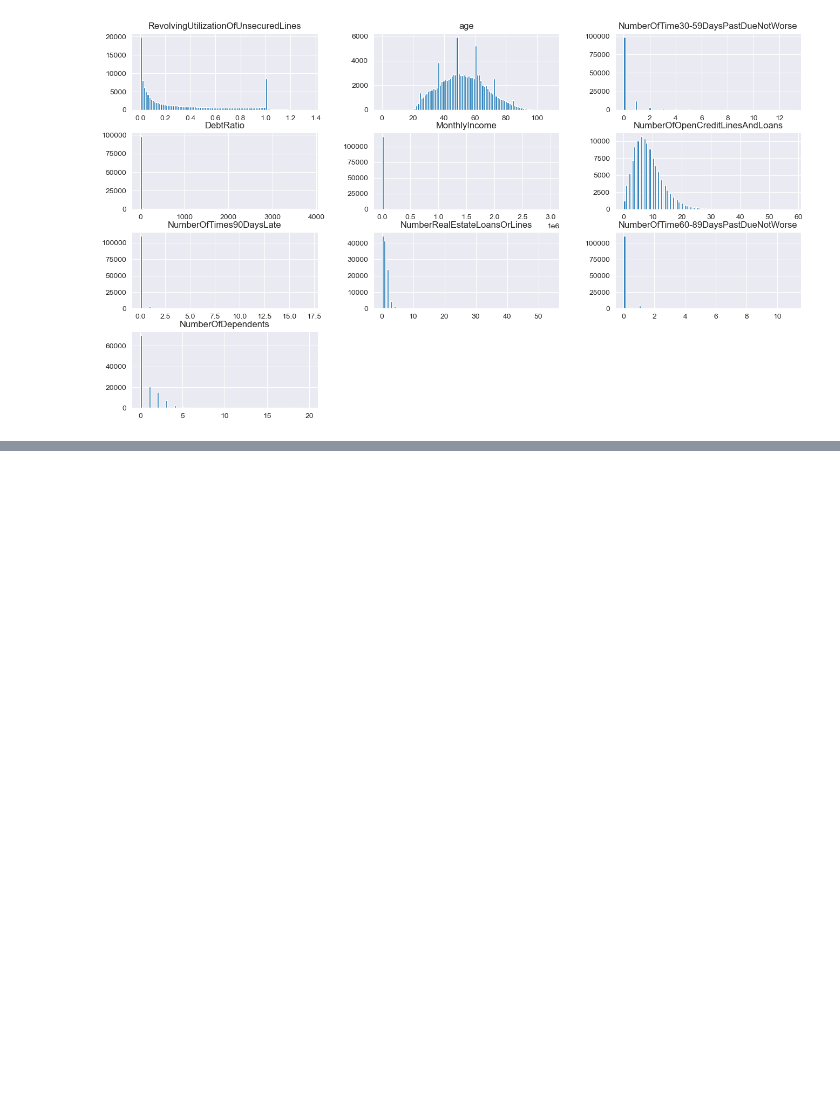
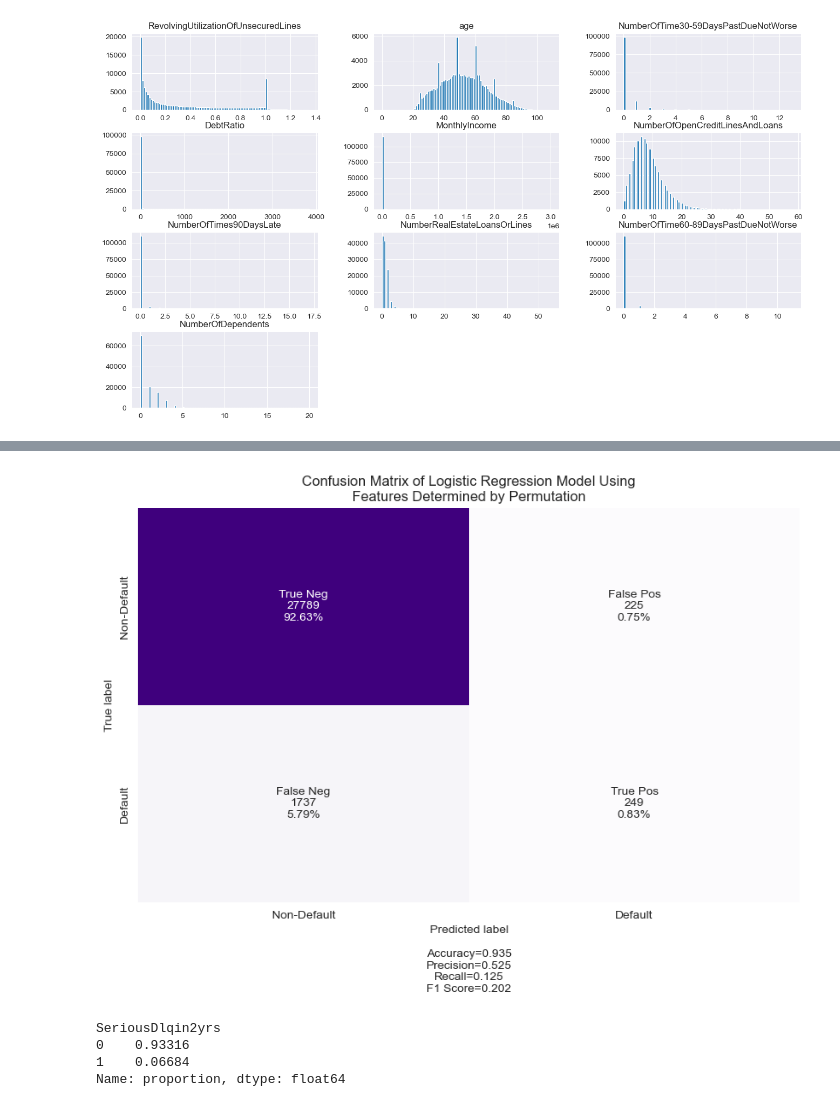
Before and after one commit to scottokamura/risk_exercise_for_candidates, a Jupyter notebook: code/model.ipynb, the cells around one changed output, grey strips where cells are left out. Drawn from its saved outputs; the diff is of its cells as text; code cells hidden in the pictures; blank space fills up the shorter version.

```diff
--- a/code/model.ipynb
+++ b/code/model.ipynb
@@ -384,0 +355,5 @@ all_models
+# %%
+perm_models = {}
+for name, pipeline in zip(pipeline_names, pipelines):
+    print(f'Running {name} process, saving to dictionary')
+    perm_models[name] = build_model(pipeline, name, X_train[perm_feats], y_train, X_val[perm_feats], y_val)
@@ -384,0 +432,13 @@ all_models
+# %%
+title = 'Confusion Matrix of Logistic Regression Model Using\nFeatures Determined by Permutation'
+fig = plot_matrix(perm_models['LogisticRegression']['cfm'], title)
+fig
+# %% [output]
+[figure, added]
+# %%
+train['SeriousDlqin2yrs'].value_counts(normalize=True)
+# %% [output]
+SeriousDlqin2yrs
+0    0.93316
+1    0.06684
+Name: proportion, dtype: float64
```
Also changed, not shown: parts of 24 cells of this notebook, 4 other files.
